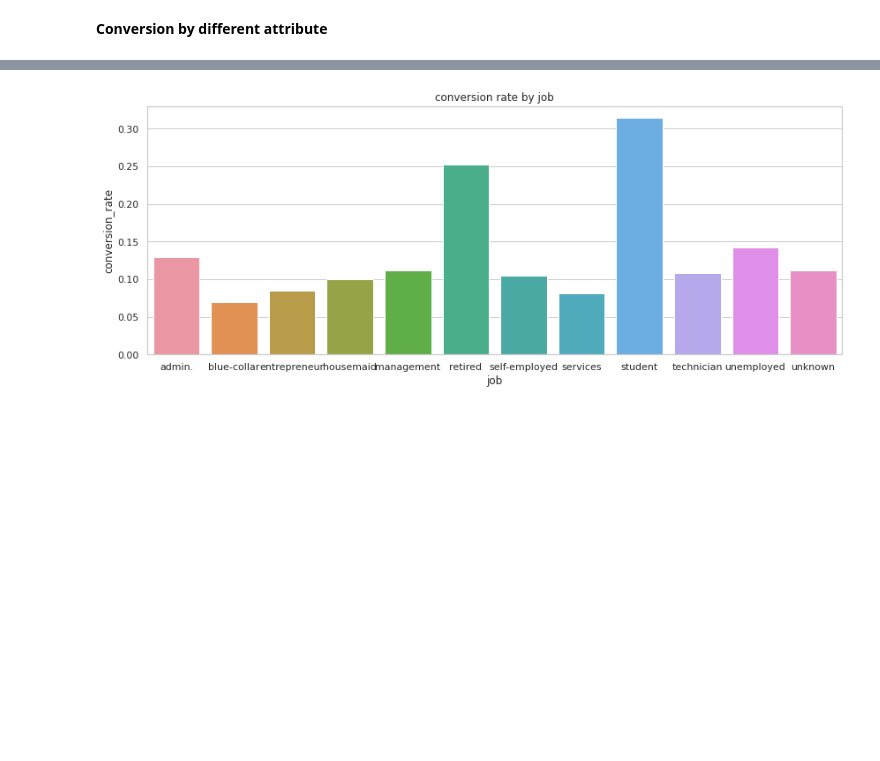
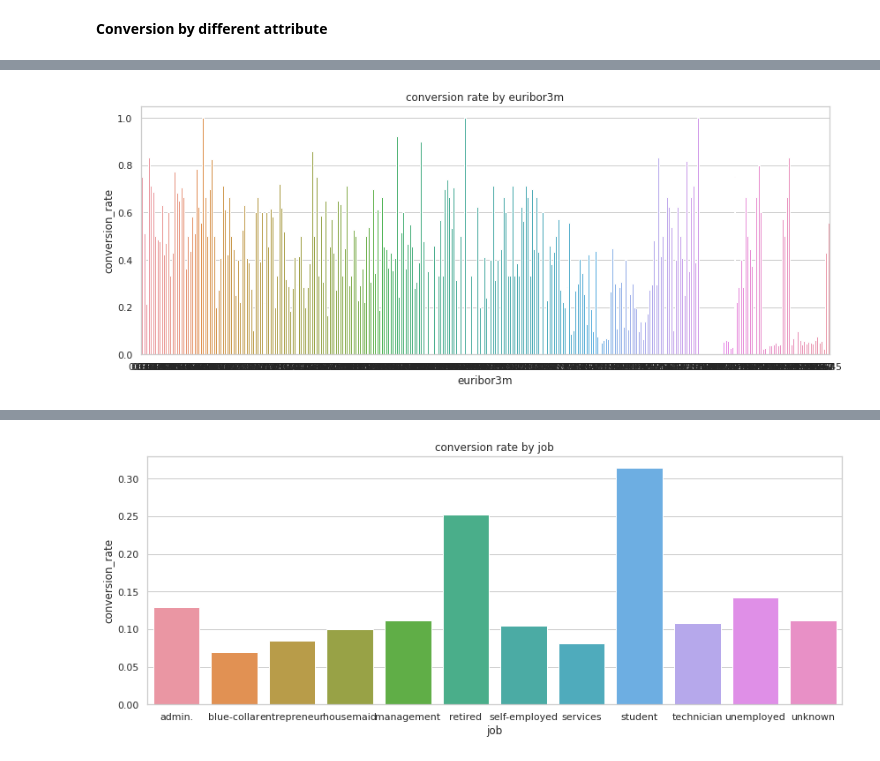
Before and after one commit to ShawnLiu119/Bank-Marketing_Clas-Clus-AppDev, a Jupyter notebook: BankMkt_EDA.ipynb, the cells around one changed output, grey strips where cells are left out. Saved outputs shown, nothing was run; the diff lists cells and outputs as text; code cells hidden in the pictures; blank space fills up the shorter version.

```diff
--- a/BankMkt_EDA.ipynb
+++ b/BankMkt_EDA.ipynb
@@ -118,0 +123,4 @@ def conversion_bar(groupcol):
+# %%
+conversion_bar('euribor3m')
+# %% [output]
+[figure, added]
```
Also changed, not shown: parts of 9 cells of this notebook.
